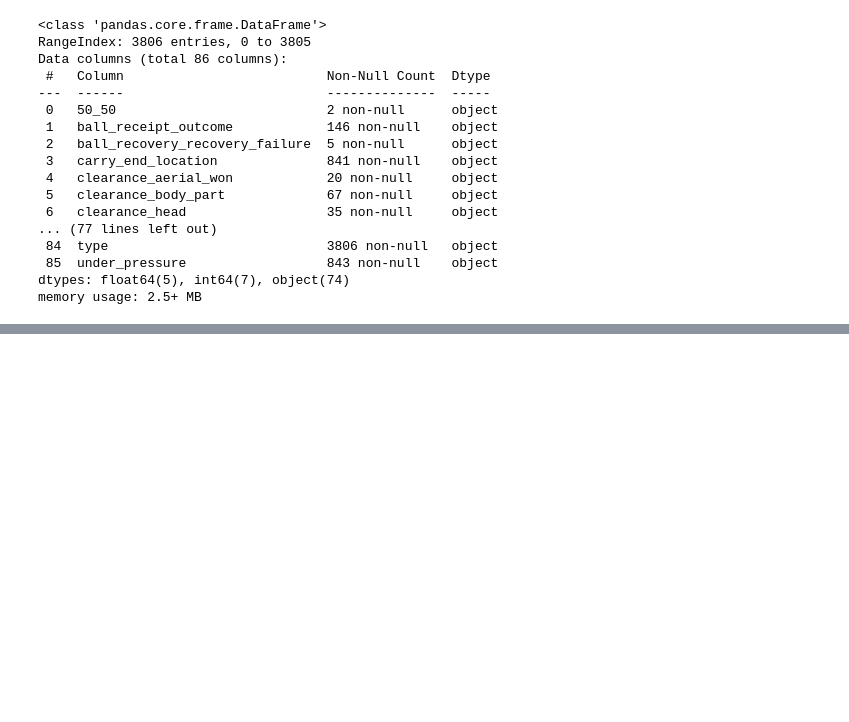
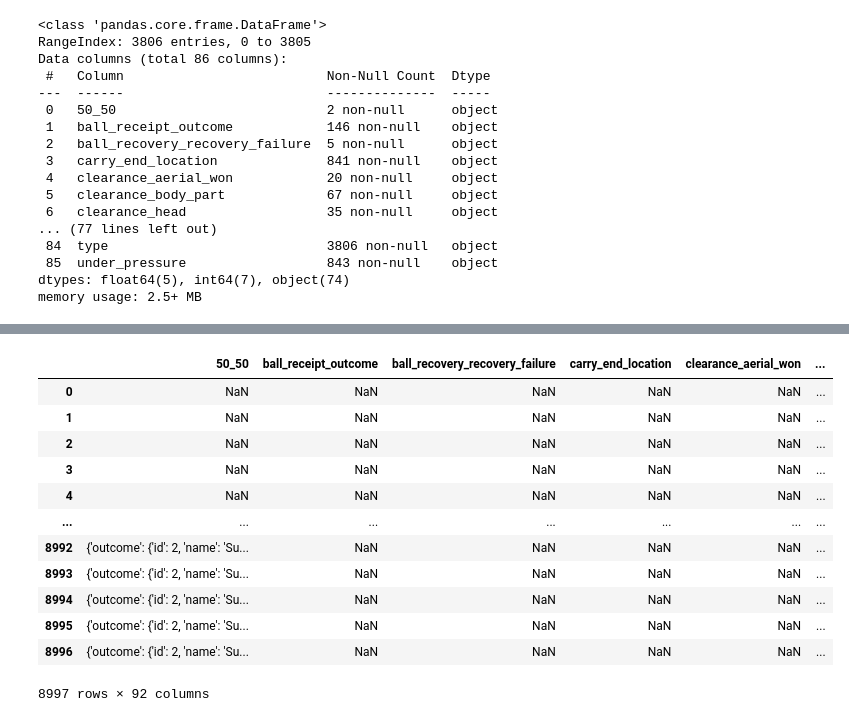
Before and after one commit to ryaa2020/Throw-ins-Gain-the-Upper-Hand, a Jupyter notebook: starter.ipynb, the cells around one changed output, grey strips where cells are left out. Drawn from its saved outputs; the diff is of its cells as text; code cells hidden in the pictures; blank space fills up the shorter version.

```diff
--- a/starter.ipynb
+++ b/starter.ipynb
@@ -123,4 +123,4 @@ Data columns (total 86 columns):
 dtypes: float64(5), int64(7), object(74)
 memory usage: 2.5+ MB
 # %%
-events.loc[events['play_pattern'] == 'From Throw In']
+events_throwin = events.loc[events['play_pattern'] == 'From Throw In']
@@ -140,0 +178,2 @@ events.loc[events['play_pattern'] == 'From Throw In']
+# %%
+merged_data = (pd.merge(events_throwin, threesixty, on='id'))
@@ -140,0 +200,16 @@ events.loc[events['play_pattern'] == 'From Throw In']
+# %%
+merged_data
+# %% [output]
+|  | 50_50 | ball_receipt_outcome | ball_recovery_recovery_failure | carry_end_location | clearance_aerial_won | ... |
+| 0 | NaN | NaN | NaN | NaN | NaN | ... |
+| 1 | NaN | NaN | NaN | NaN | NaN | ... |
+| 2 | NaN | NaN | NaN | NaN | NaN | ... |
+| 3 | NaN | NaN | NaN | NaN | NaN | ... |
+| 4 | NaN | NaN | NaN | NaN | NaN | ... |
+| ... | ... | ... | ... | ... | ... | ... |
+| 8992 | {'outcome': {'id': 2, 'name': 'Su... | NaN | NaN | NaN | NaN | ... |
+| 8993 | {'outcome': {'id': 2, 'name': 'Su... | NaN | NaN | NaN | NaN | ... |
+| 8994 | {'outcome': {'id': 2, 'name': 'Su... | NaN | NaN | NaN | NaN | ... |
+| 8995 | {'outcome': {'id': 2, 'name': 'Su... | NaN | NaN | NaN | NaN | ... |
+| 8996 | {'outcome': {'id': 2, 'name': 'Su... | NaN | NaN | NaN | NaN | ... |
+8997 rows × 92 columns
```
Also changed, not shown: parts of 7 cells of this notebook.
